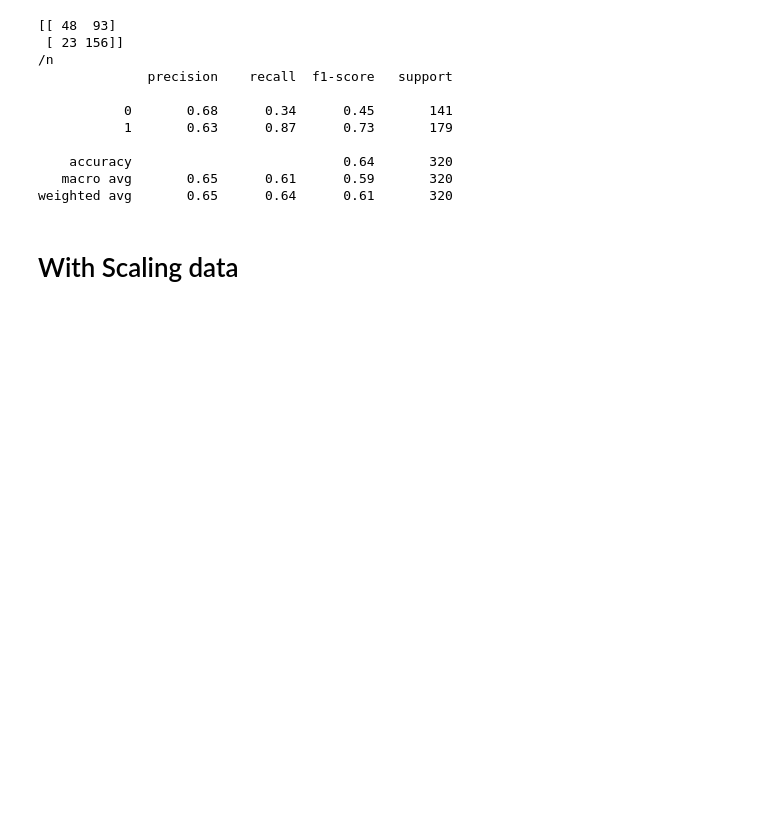
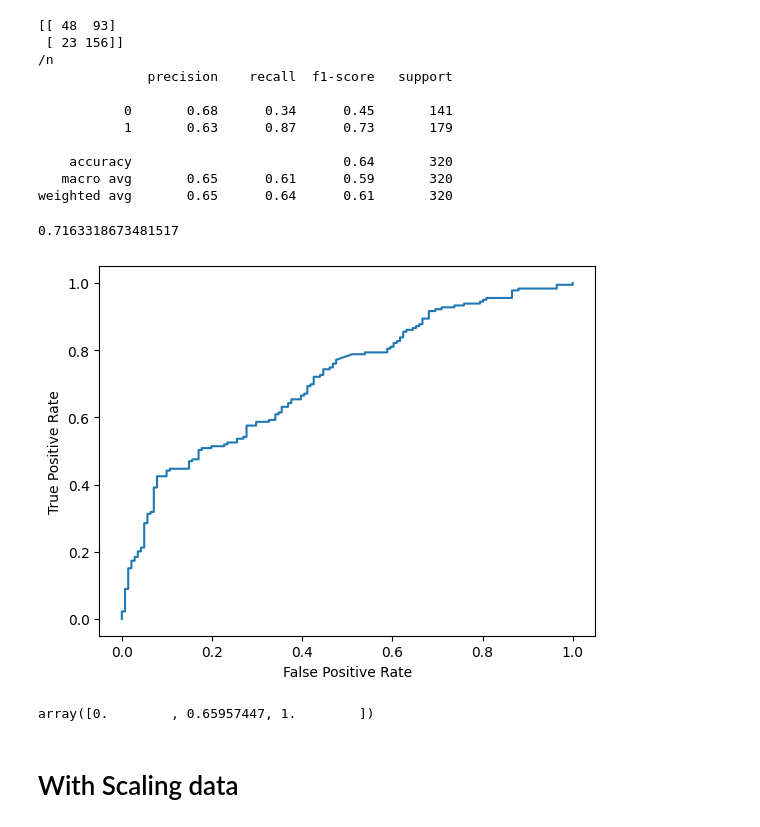
Before and after one commit to Vukhacson/WineQuality, a Jupyter notebook: SMSmall/lhieu_SupportVectorMachine.ipynb, the cells around one changed output. Drawn from its saved outputs; the diff is of its cells as text; code cells hidden in the pictures; blank space fills up the shorter version.

```diff
--- a/SMSmall/lhieu_SupportVectorMachine.ipynb
+++ b/SMSmall/lhieu_SupportVectorMachine.ipynb
@@ -70,7 +70,7 @@ X.head(2)
 # data normal
 X_train, X_test, y_train, y_test = train_test_split(X, y, test_size=0.2, random_state=42)
 # %%
-model = SVC()
+model = SVC(probability = True)
 # %%
 model.fit(X_train,y_train)
 # %% [output]
@@ -115,6 +115,25 @@ print(classification_report(y_test,predictions))
     accuracy                           0.64       320
    macro avg       0.65      0.61      0.59       320
 weighted avg       0.65      0.64      0.61       320
+# %%
+y_predict_prob = model.predict_proba(X_test)[:,1]
+# %%
+#ROC with normalize data
+from sklearn import metrics
+fpr, tpr, _ = metrics.roc_curve(y_test,y_predict_prob, pos_label=model.classes_[1])
+roc_display = metrics.RocCurveDisplay(fpr=fpr, tpr=tpr).plot()
+
+Accuracy = accuracy_score(y_test,predictions)
+Precision = metrics.precision_score(y_test, predictions)
+F1_score = metrics.f1_score(y_test, predictions)
+metrics.roc_auc_score(y_test,y_predict_prob)
+# %% [output]
+0.7163318673481517
+[figure, new version]
+# %%
+fpr
+# %% [output]
+array([0.        , 0.65957447, 1.        ])
 # %% [markdown]
 # With Scaling data
 # %%
```
Also changed, not shown: parts of 5 cells of this notebook.
